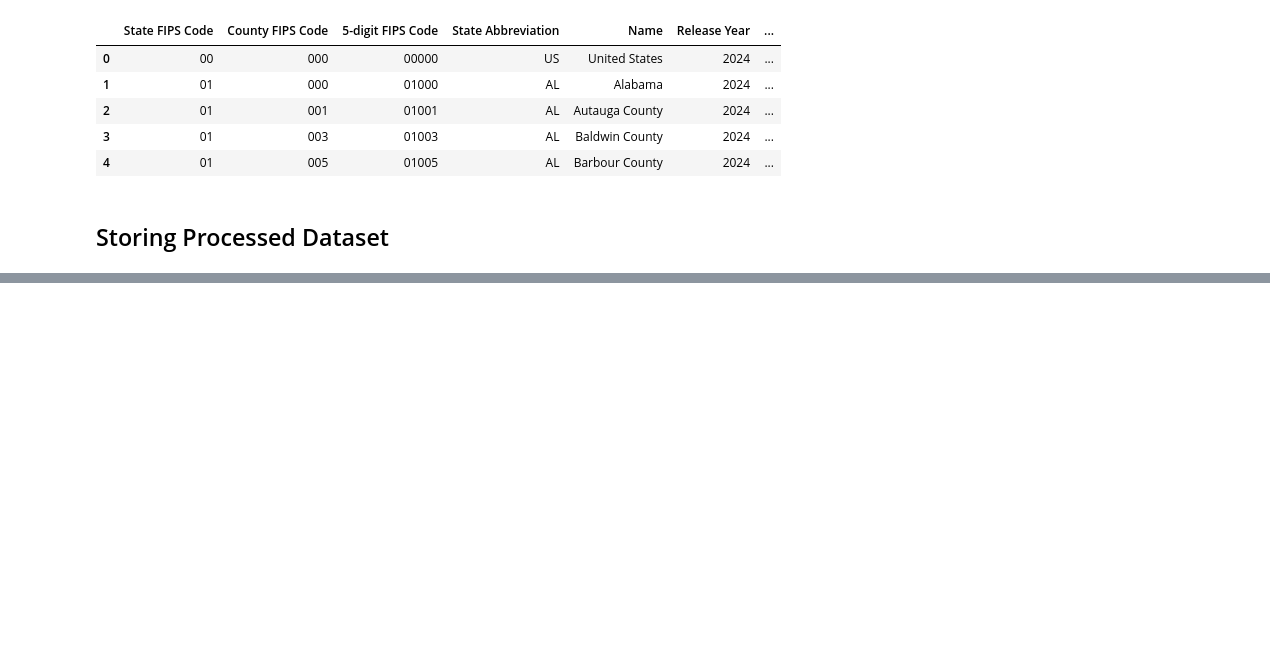
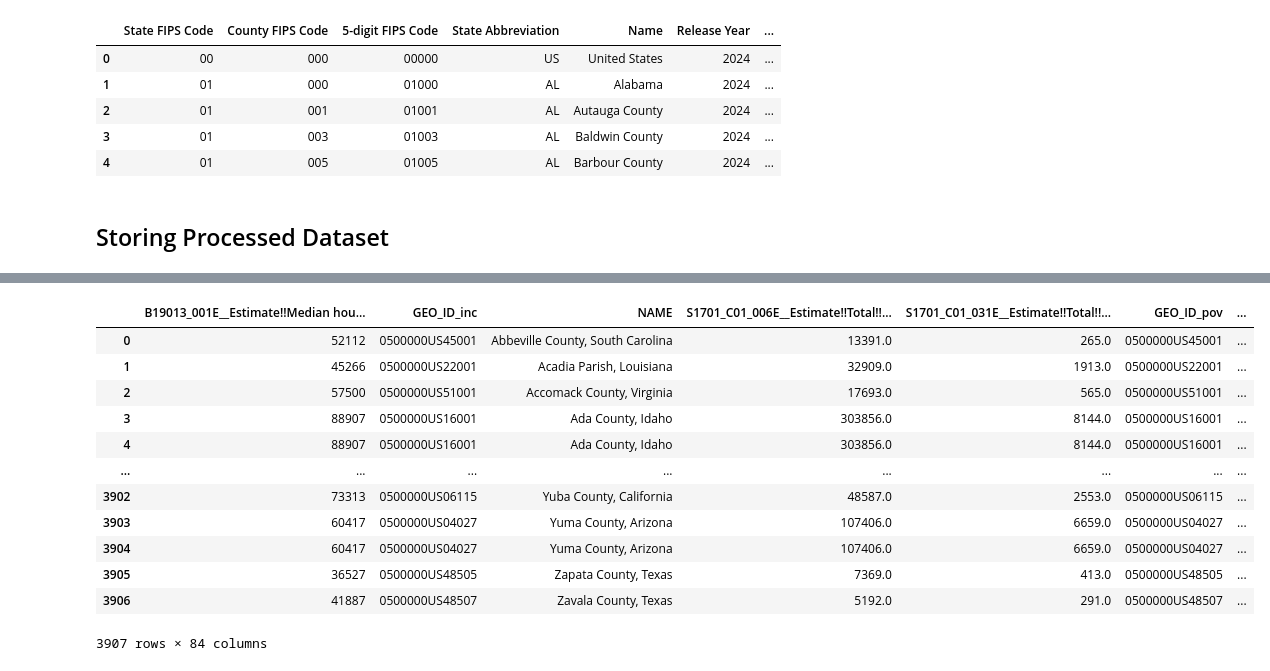
Before and after one commit to Apurv-Manjrekar/RADI, a Jupyter notebook: preprocessing.ipynb, the cells around one changed output, grey strips where cells are left out. Saved outputs shown, nothing was run; the diff lists cells and outputs as text; code cells hidden in the pictures; blank space fills up the shorter version.

```diff
--- a/preprocessing.ipynb
+++ b/preprocessing.ipynb
@@ -493,0 +731,5 @@ poor_or_fair_health_df.to_csv(processed_data_path + 'poor_or_fair_health.csv', i
+# %%
+county_stateabbrv = pd.DataFrame()
+county_stateabbrv['County_Name'] = hhs_df['LocationDesc']
+county_stateabbrv['State Abbreviation'] = hhs_df['LocationAbbr']
+county_stateabbrv
@@ -493,0 +750,7 @@ poor_or_fair_health_df.to_csv(processed_data_path + 'poor_or_fair_health.csv', i
+# %%
+states_stateabbrv = pd.read_csv(processed_data_path + 'states.csv')
+states_stateabbrv = states_stateabbrv.rename(columns={'Abbreviation': 'State Abbreviation'})
+
+
+county_state = pd.merge(county_stateabbrv, states_stateabbrv, on=['State Abbreviation'], how='inner')
+county_state
@@ -493,0 +771,67 @@ poor_or_fair_health_df.to_csv(processed_data_path + 'poor_or_fair_health.csv', i
+# %%
+HOW = 'inner'
+
+base_df = pd.merge(datasets['income_df'][required_columns['income_df'] + primary_columns['income_df']],
+                   datasets['poverty_df'][required_columns['poverty_df'] + primary_columns['poverty_df']], on=['NAME'], how=HOW, suffixes=('_inc', '_pov'))
+base_df = pd.merge(base_df, datasets['plumbing_df'][required_columns['plumbing_df'] + primary_columns['plumbing_df']], on=['NAME'], how=HOW, suffixes=('_pov', '_plu'))
+# base_df = pd.merge(base_df, datasets['kitchen_df'][required_columns['kitchen_df'] + primary_columns['kitchen_df']], on=['NAME'], how=HOW, suffixes=('_plu', '_kit'))
+# base_df = pd.merge(base_df, datasets['cost_burden_df'][required_columns['cost_burden_df'] + primary_columns['cost_burden_df']], on=['NAME'], how=HOW, suffixes=('_kit', '_cos'))
+base_df = pd.merge(base_df, datasets['age_df'][required_columns['age_df'] + primary_columns['age_df']], on=['NAME'], how=HOW, suffixes=('_cos', '_age'))
+base_df = pd.merge(base_df, datasets['race_df'][required_columns['race_df'] + primary_columns['race_df']], on=['NAME'], how=HOW, suffixes=('_age', '_rac'))
+base_df = pd.merge(base_df, datasets['education_df'][required_columns['education_df'] + primary_columns['education_df']], on=['NAME'], how=HOW, suffixes=('_rac', '_edu'))
+base_df = pd.merge(base_df, datasets['uninsured_df'][required_columns['uninsured_df'] + primary_columns['uninsured_df']], on=['NAME'], how=HOW, suffixes=('_edu', '_uni'))
+base_df = pd.merge(base_df, datasets['internet_df'][required_columns['internet_df'] + primary_columns['internet_df']], on=['NAME'], how=HOW, suffixes=('_uni', '_int'))
+base_df = pd.merge(base_df, datasets['transportation_df'][required_columns['transportation_df'] + primary_columns['transportation_df']], on=['NAME'], how=HOW, suffixes=('_int', '_tra'))
+base_df = pd.merge(base_df, datasets['unemployment_df'][required_columns['unemployment_df'] + primary_columns['unemployment_df']], on=['NAME'], how=HOW, suffixes=('_tra', '_une'))
+base_df = pd.merge(base_df, datasets['vehicle_df'][required_columns['vehicle_df'] + primary_columns['vehicle_df']], on=['NAME'], how=HOW, suffixes=('_une', '_veh'))
+
+base_df[['County', 'State']] = base_df['NAME'].str.split(', ', expand=True)
+base_df['County_Name'] = base_df['County']
+base_df['State Name'] = base_df['State']
+base_df['Complete County Name'] = base_df['County_Name']
+base_df = pd.merge(base_df, county_state, on=['County_Name', 'State'], how=HOW)
+
+datasets['health_center_service_delivery_df'] = datasets['health_center_service_delivery_df'][required_columns['health_center_service_delivery_df'] + primary_columns['health_center_service_delivery_df']].drop_duplicates(subset=['Complete County Name', 'Health Center Number', 'State Name'])
+base_df = pd.merge(base_df, datasets['health_center_service_delivery_df'][required_columns['health_center_service_delivery_df'] + primary_columns['health_center_service_delivery_df']], on=['Complete County Name', 'State Name'], how=HOW, suffixes=('_veh', '_hea'))
+
+datasets['county_health_rankings_df']['County_Name'] = datasets['county_health_rankings_df']['Name']
+base_df = pd.merge(base_df, datasets['county_health_rankings_df'][required_columns['county_health_rankings_df'] + primary_columns['county_health_rankings_df'] + ['County_Name']], on=['County_Name', 'State Abbreviation'], how=HOW, suffixes=('_hea', '_cou'))
+
+datasets['air_quality_df'] = datasets['air_quality_df'][required_columns['air_quality_df'] + primary_columns['air_quality_df']][:1145]
+base_df = pd.merge(base_df, datasets['air_quality_df'][required_columns['air_quality_df'] + primary_columns['air_quality_df']], on=['County', 'State'], how='outer', suffixes=('_cou', '_air'))
+
+datasets['drinking_water_df']['County_Name'] = datasets['drinking_water_df']['Name']
+base_df = pd.merge(base_df, datasets['drinking_water_df'][required_columns['drinking_water_df'] + primary_columns['drinking_water_df'] + ['County_Name']], on=['County_Name', 'State Abbreviation'], how=HOW, suffixes=('_air', '_dri'))
+
+datasets['natural_disaster_df']['County Equivalent Name'] = datasets['natural_disaster_df']['COUNTY']
+datasets['natural_disaster_df']['State Name'] = datasets['natural_disaster_df']['STATE']
+base_df = pd.merge(base_df, datasets['natural_disaster_df'][required_columns['natural_disaster_df'] + primary_columns['natural_disaster_df'] + ['County Equivalent Name', 'State Name']], on=['County Equivalent Name', 'State Name'], how=HOW, suffixes=('_dri', '_nat'))
+
+datasets['food_insecurity_df']['County_Name'] = datasets['food_insecurity_df']['Name']
+base_df = pd.merge(base_df, datasets['food_insecurity_df'][required_columns['food_insecurity_df'] + primary_columns['food_insecurity_df'] + ['County_Name']], on=['County_Name', 'State Abbreviation'], how=HOW, suffixes=('_nat', '_foo'))
+
+datasets['hhs_df']['State Abbreviation'] = datasets['hhs_df']['LocationAbbr']
+datasets['hhs_df']['County_Name'] = datasets['hhs_df']['LocationDesc']
+base_df = pd.merge(base_df, datasets['hhs_df'][required_columns['hhs_df'] + primary_columns['hhs_df'] + ['County_Name', 'State Abbreviation']], on=['County_Name', 'State Abbreviation'], how=HOW, suffixes=('_foo', '_hhs'))
+
+datasets['preventable_hospital_stays_df']['County_Name'] = datasets['preventable_hospital_stays_df']['Name']
+base_df = pd.merge(base_df, datasets['preventable_hospital_stays_df'][['Preventable Hospital Stays raw value'] + primary_columns['preventable_hospital_stays_df'] + ['County_Name']], on=['County_Name', 'State Abbreviation'], how=HOW, suffixes=('_hhs', '_pre'))
+
+datasets['poor_or_fair_health_df']['County_Name'] = datasets['poor_or_fair_health_df']['Name']
+base_df = pd.merge(base_df, datasets['poor_or_fair_health_df'][['Poor or Fair Health raw value'] + primary_columns['poor_or_fair_health_df'] + ['County_Name']], on=['County_Name', 'State Abbreviation'], how=HOW, suffixes=('_pre', '_poo'))
+
+base_df
+# %% [output]
+|  | B19013_001E__Estimate!!Median hou... | GEO_ID_inc | NAME | S1701_C01_006E__Estimate!!Total!!... | S1701_C01_031E__Estimate!!Total!!... | GEO_ID_pov | ... |
+| 0 | 52112 | 0500000US45001 | Abbeville County, South Carolina | 13391.0 | 265.0 | 0500000US45001 | ... |
+| 1 | 45266 | 0500000US22001 | Acadia Parish, Louisiana | 32909.0 | 1913.0 | 0500000US22001 | ... |
+| 2 | 57500 | 0500000US51001 | Accomack County, Virginia | 17693.0 | 565.0 | 0500000US51001 | ... |
+| 3 | 88907 | 0500000US16001 | Ada County, Idaho | 303856.0 | 8144.0 | 0500000US16001 | ... |
+| 4 | 88907 | 0500000US16001 | Ada County, Idaho | 303856.0 | 8144.0 | 0500000US16001 | ... |
+| ... | ... | ... | ... | ... | ... | ... | ... |
+| 3902 | 73313 | 0500000US06115 | Yuba County, California | 48587.0 | 2553.0 | 0500000US06115 | ... |
+| 3903 | 60417 | 0500000US04027 | Yuma County, Arizona | 107406.0 | 6659.0 | 0500000US04027 | ... |
+| 3904 | 60417 | 0500000US04027 | Yuma County, Arizona | 107406.0 | 6659.0 | 0500000US04027 | ... |
+| 3905 | 36527 | 0500000US48505 | Zapata County, Texas | 7369.0 | 413.0 | 0500000US48505 | ... |
+| 3906 | 41887 | 0500000US48507 | Zavala County, Texas | 5192.0 | 291.0 | 0500000US48507 | ... |
+3907 rows × 84 columns
```
Also changed, not shown: parts of 22 cells of this notebook, 4 other files.
